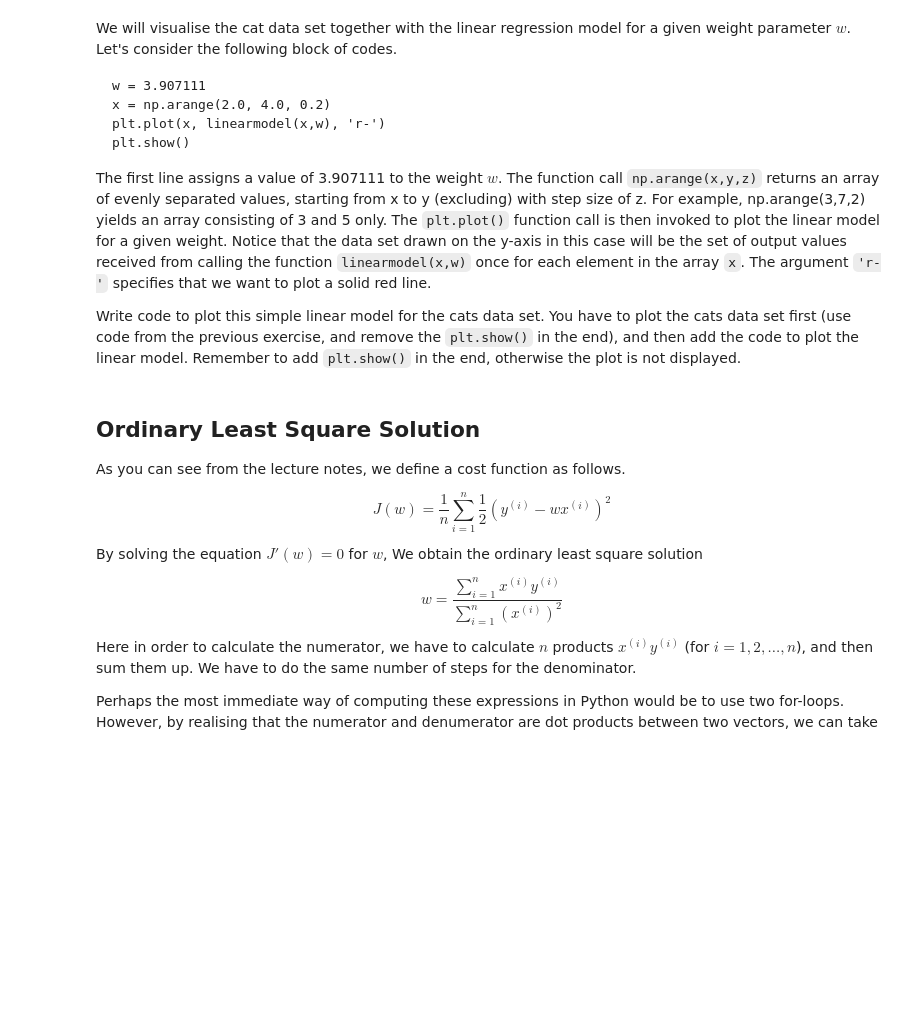
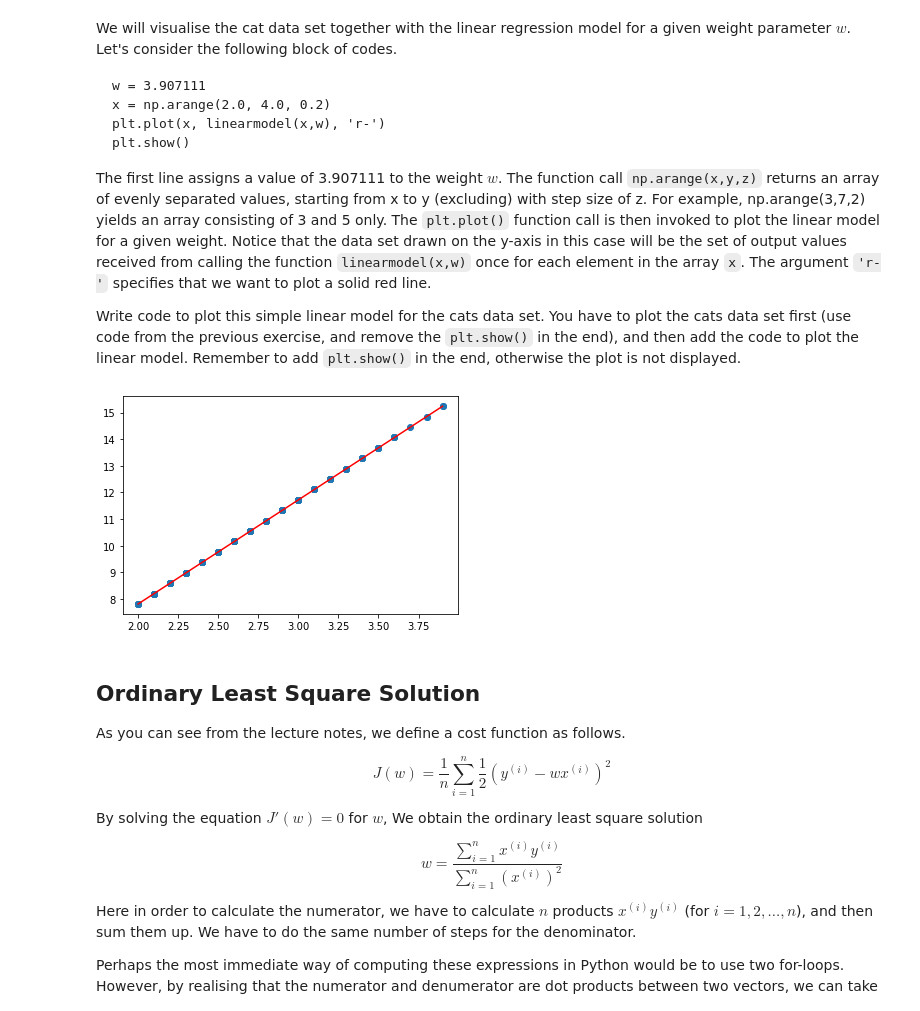
Before and after one commit to eddie8615/Neural-Computation-at-UoB, a Jupyter notebook: lab2_linear_regression.ipynb, the cells around one changed output. Drawn from its saved outputs; the diff is of its cells as text; code cells hidden in the pictures; blank space fills up the shorter version.

Commit message:
Linear regression on python tutorial

```diff
--- a/lab2_linear_regression.ipynb
+++ b/lab2_linear_regression.ipynb
@@ -510,6 +516,9 @@ The purpose of generating such a model is to predict an output (cat heart weight
 Now, you should define the function `linearmodel` as described above.
 # %%
 # Insert code to define the linearmodel function here.
+def linearmodel(x,w):
+    bias = 0
+    return w*x + bias
 # %% [markdown]
 We will visualise the cat data set together with the linear regression model for a given weight parameter $w$. Let's consider the following block of codes.
 
@@ -523,9 +532,15 @@ The first line assigns a value of 3.907111 to the weight $w$. The function call
 Write code to plot this simple linear model for the cats data set. You have to plot the cats data set first (use code from the previous exercise, and remove the `plt.show()` in the end), and then add the code to plot the linear model. Remember to add `plt.show()` in the end, otherwise the plot is not displayed.
 # %%
 # Add your previous code to plot a scatter here without plt.show() at the end.
-
+w = 3.907111
+x = body_weight
+plt.scatter(x,
 
 # Plot the linear regression model f(x) = x*w here as solid red line (r-) in the interval [2,4).
+plt.plot(x, linearmodel(x,w), 'r-')
+plt.show()
+# %% [output]
+[figure, added]
 # %% [markdown]
 ## Ordinary Least Square Solution
 As you can see from the lecture notes, we define a cost function as follows.
```
Also changed, not shown: parts of 2 cells of this notebook, 1 other file.
